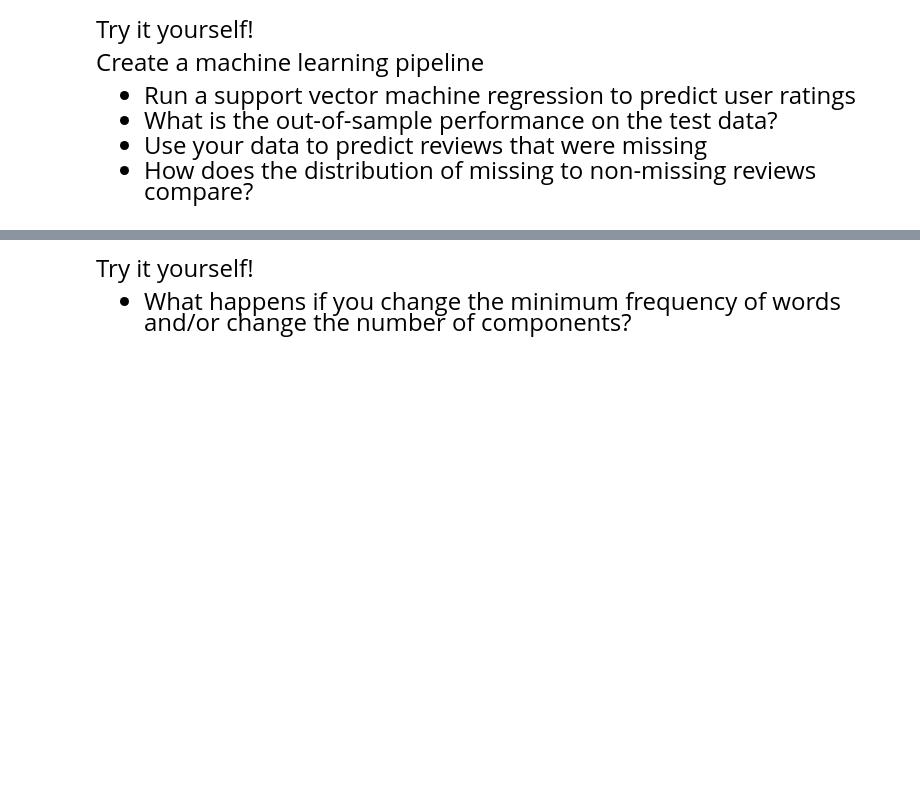
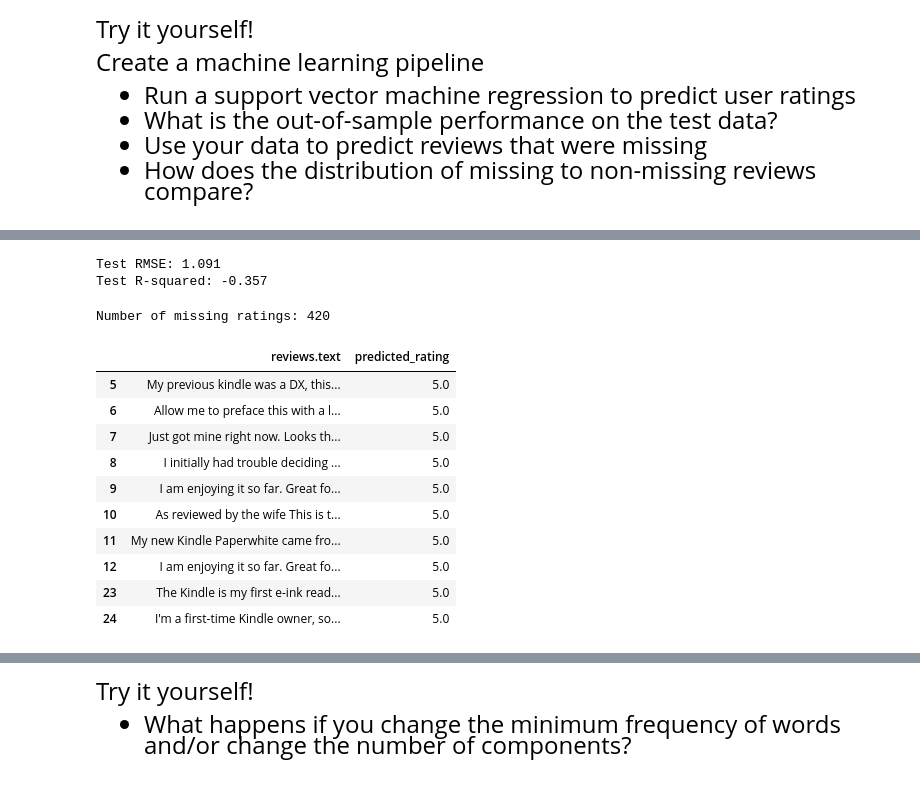
Before and after one commit to pmajumd/datasci530fall2026, a Jupyter notebook: Lecture 19/Lecture 19 - Text Analysis.ipynb, the cells around one changed output, grey strips where cells are left out. Cells and saved outputs as stored; diff of their text form; code cells hidden in the pictures; blank space fills up the shorter version.

```diff
--- a/Lecture 19/Lecture 19 - Text Analysis.ipynb
+++ b/Lecture 19/Lecture 19 - Text Analysis.ipynb
@@ -298,0 +382,52 @@ Create a machine learning pipeline
+# %%
+
+from sklearn.metrics import mean_squared_error, r2_score
+import numpy as np
+
+# Predict ratings using the test data
+y_pred = model.predict(X_test)
+
+# Calculate RMSE
+rmse = np.sqrt(mean_squared_error(y_test, y_pred))
+
+# Calculate R-squared
+r2 = r2_score(y_test, y_pred)
+
+# Display results
+print("Test RMSE:", round(rmse, 3))
+print("Test R-squared:", round(r2, 3))
+# %% [output]
+Test RMSE: 1.091
+Test R-squared: -0.357
+# %%
+
+# Select reviews with missing ratings but available text
+missing_reviews = data[
+    data["reviews.rating"].isna()
+    & data["reviews.text"].notna()
+].copy()
+
+# Predict missing ratings
+missing_reviews["predicted_rating"] = model.predict(
+    missing_reviews["reviews.text"].astype(str)
+)
+
+# Display the results
+print("Number of missing ratings:", len(missing_reviews))
+
+missing_reviews[
+    ["reviews.text", "predicted_rating"]
+].head(10)
+# %% [output]
+Number of missing ratings: 420
+|  | reviews.text | predicted_rating |
+| 5 | My previous kindle was a DX, this... | 5.0 |
+| 6 | Allow me to preface this with a l... | 5.0 |
+| 7 | Just got mine right now. Looks th... | 5.0 |
+| 8 | I initially had trouble deciding ... | 5.0 |
+| 9 | I am enjoying it so far. Great fo... | 5.0 |
+| 10 | As reviewed by the wife This is t... | 5.0 |
+| 11 | My new Kindle Paperwhite came fro... | 5.0 |
+| 12 | I am enjoying it so far. Great fo... | 5.0 |
+| 23 | The Kindle is my first e-ink read... | 5.0 |
+| 24 | I'm a first-time Kindle owner, so... | 5.0 |
```
Also changed, not shown: parts of 13 cells of this notebook.
